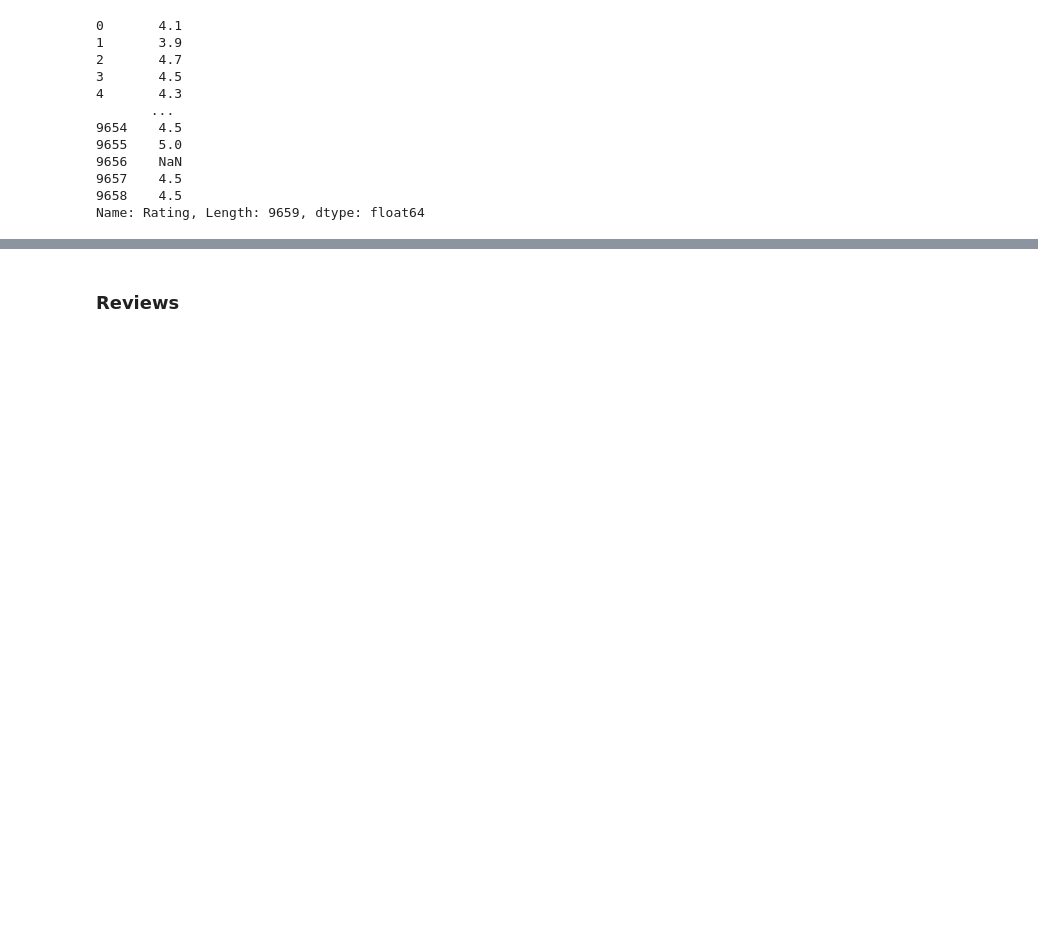
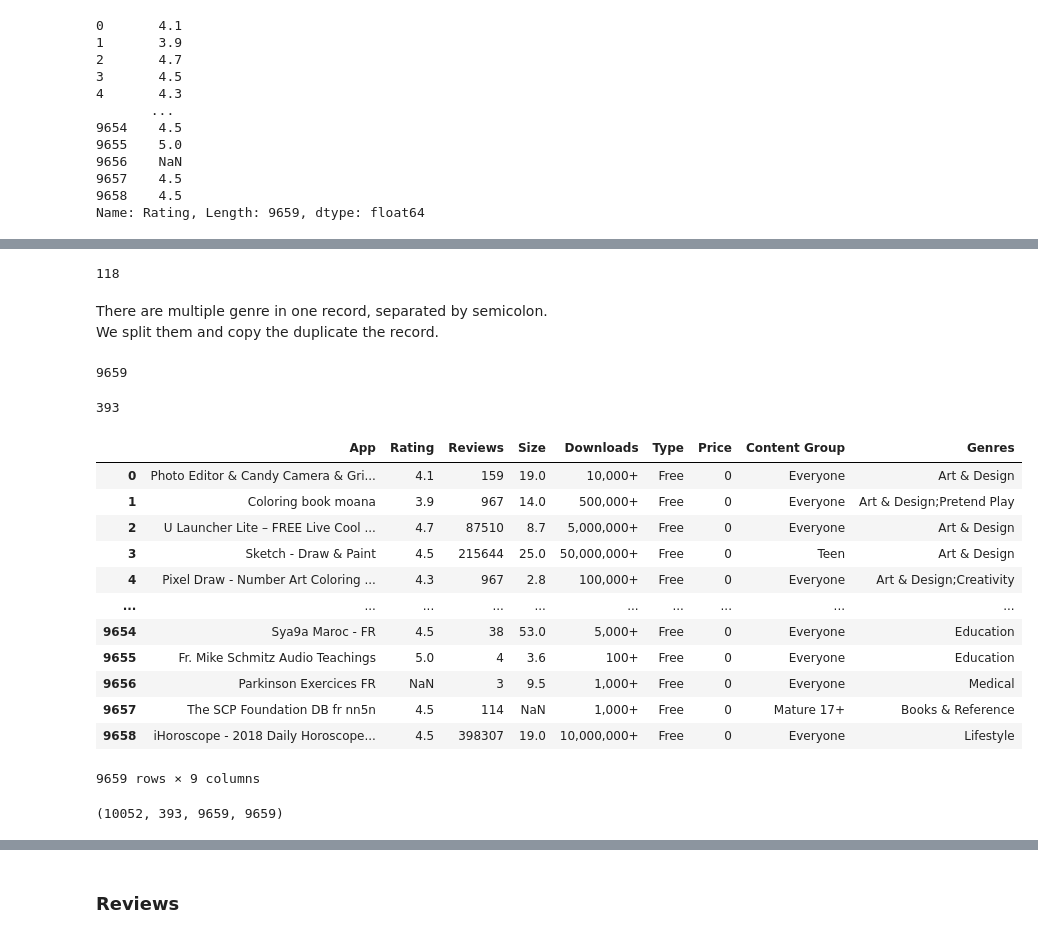
Before and after one commit to enricogoerlitz/Data-Analysis, a Jupyter notebook: 02_Google_Playstore_Data/notebook/notebook1.ipynb, the cells around one changed output, grey strips where cells are left out. Cells and saved outputs as stored; diff of their text form; code cells hidden in the pictures; blank space fills up the shorter version.

```diff
--- a/02_Google_Playstore_Data/notebook/notebook1.ipynb
+++ b/02_Google_Playstore_Data/notebook/notebook1.ipynb
@@ -218,4 +223,4 @@ MEDIAN = "median"
 # %%
-df_cleaned.drop(columns={UNNAMED, ANDROID_VERSION, CURR_VERSION, LAST_UPDATED}, inplace=True)
+df_cleaned.drop(columns={UNNAMED, CATEGORY, ANDROID_VERSION, CURR_VERSION, LAST_UPDATED}, inplace=True)
 df_cleaned.columns
 # %% [output]
@@ -291,0 +328,47 @@ Name: Rating, Length: 9659, dtype: float64
+# %%
+df_cleaned[GENRE].unique().shape[0]
+# %% [output]
+118
+# %% [markdown]
+There are multiple genre in one record, separated by semicolon. <br>
+We split them and copy the duplicate the record.
+# %%
+curr_row_count = df_cleaned.shape[0]
+curr_row_count
+# %% [output]
+9659
+# %%
+is_multiple_genre = df_cleaned[GENRE].str.contains(";")
+df_multiple_genre = df_cleaned[is_multiple_genre]
+df_multiple_genre.shape[0]
+# %% [output]
+393
+# %%
+df_cleaned
+# %% [output]
+|  | App | Rating | Reviews | Size | Downloads | Type | Price | Content Group | Genres |
+| 0 | Photo Editor & Candy Camera & Gri... | 4.1 | 159 | 19.0 | 10,000+ | Free | 0 | Everyone | Art & Design |
+| 1 | Coloring book moana | 3.9 | 967 | 14.0 | 500,000+ | Free | 0 | Everyone | Art & Design;Pretend Play |
+| 2 | U Launcher Lite – FREE Live Cool ... | 4.7 | 87510 | 8.7 | 5,000,000+ | Free | 0 | Everyone | Art & Design |
+| 3 | Sketch - Draw & Paint | 4.5 | 215644 | 25.0 | 50,000,000+ | Free | 0 | Teen | Art & Design |
+| 4 | Pixel Draw - Number Art Coloring ... | 4.3 | 967 | 2.8 | 100,000+ | Free | 0 | Everyone | Art & Design;Creativity |
+| ... | ... | ... | ... | ... | ... | ... | ... | ... | ... |
+| 9654 | Sya9a Maroc - FR | 4.5 | 38 | 53.0 | 5,000+ | Free | 0 | Everyone | Education |
+| 9655 | Fr. Mike Schmitz Audio Teachings | 5.0 | 4 | 3.6 | 100+ | Free | 0 | Everyone | Education |
+| 9656 | Parkinson Exercices FR | NaN | 3 | 9.5 | 1,000+ | Free | 0 | Everyone | Medical |
+| 9657 | The SCP Foundation DB fr nn5n | 4.5 | 114 | NaN | 1,000+ | Free | 0 | Mature 17+ | Books & Reference |
+| 9658 | iHoroscope - 2018 Daily Horoscope... | 4.5 | 398307 | 19.0 | 10,000,000+ | Free | 0 | Everyone | Lifestyle |
+9659 rows × 9 columns
+# %%
+added_row_count = 0
+for row_index, row in df_multiple_genre.iterrows():
+    genres = row[GENRE].split(";")
+    for i in range(1, len(genres)):
+        added_row_count = added_row_count + 1
+        row[GENRE] = genres[i]
+        df_cleaned = pd.concat([df_cleaned, DataFrame(row).T], ignore_index=True)
+
+    df_cleaned.loc[row_index, GENRE] = genres[0]
+df_cleaned.shape[0], added_row_count, df_cleaned.shape[0] - added_row_count, curr_row_count
+# %% [output]
+(10052, 393, 9659, 9659)
```
Also changed, not shown: parts of 77 cells of this notebook.
